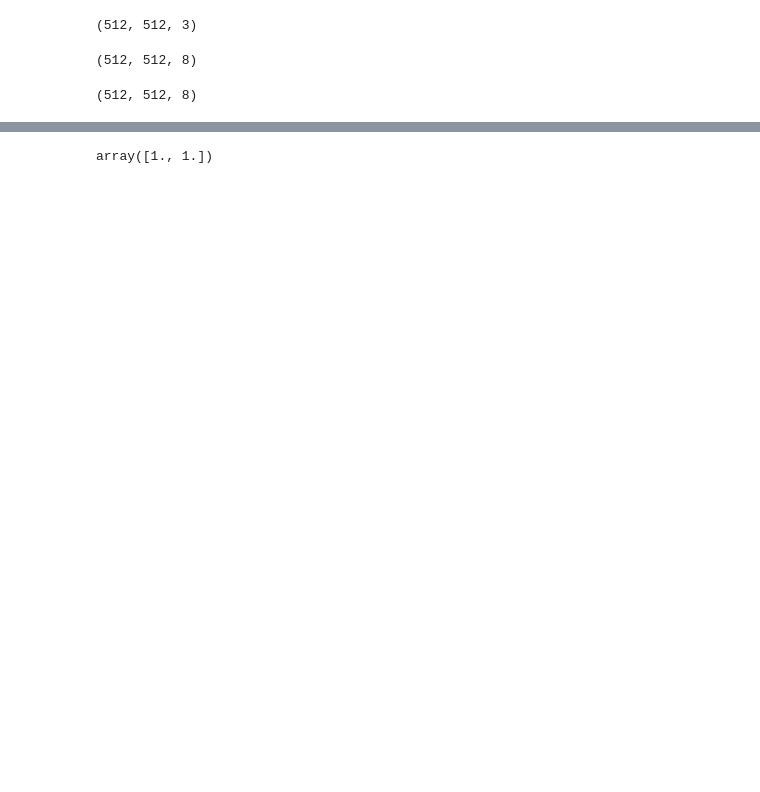
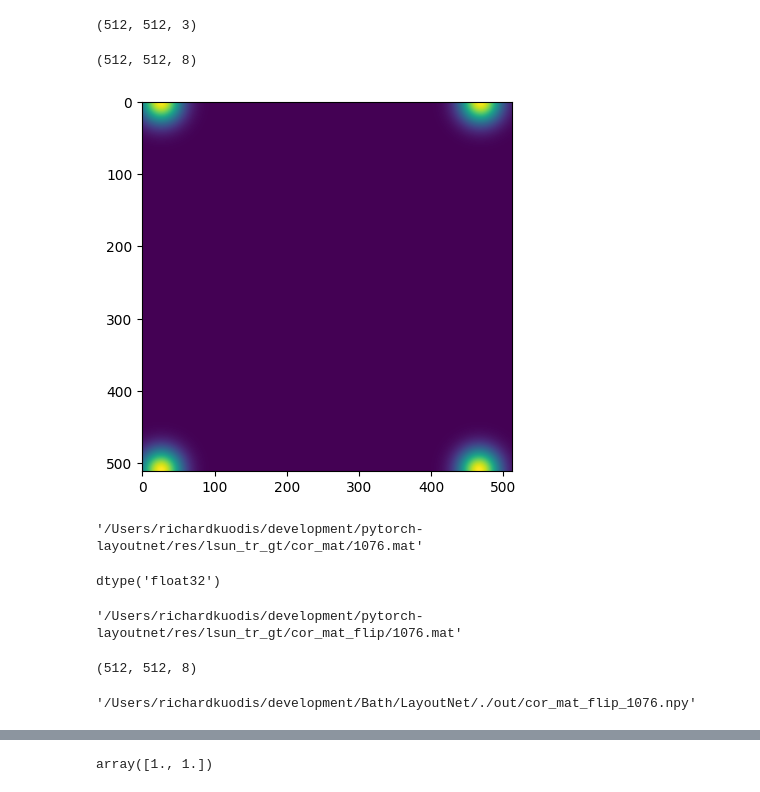
Before and after one commit to Rikharthu/LayoutNet, a Jupyter notebook: getLSUNRes.ipynb, the cells around one changed output, grey strips where cells are left out. Cells and saved outputs as stored; diff of their text form; code cells hidden in the pictures; blank space fills up the shorter version.

```diff
--- a/getLSUNRes.ipynb
+++ b/getLSUNRes.ipynb
@@ -80,10 +81,37 @@ edg.shape
 # %%
 # corn = loadmat(f'./result/res_lsun_ts_512_joint/cor_mat/{i}.mat')['x']
 corn = loadmat(os.path.join(results_dir, 'cor_mat', f'{i}.mat'))['x']
+
+corn = corn.astype(np.float32)
+np.save(f'./out/cor_mat_{i}.npy', corn)
+
+corn = np.load(f'./out/cor_mat_{i}.npy')
+
+# for l in range(0, 8):
+#     plt.figure()
+#     plt.title(f'corn_{l}')
+#     plt.imshow(corn[l, :, :])
+
 corn = corn.transpose(1, 2, 0)  # CHW -> HWC
 corn.shape
 # %% [output]
 (512, 512, 8)
+# %%
+plt.imshow(corn.sum(axis=2));
+# %% [output]
+[figure, added]
+# %%
+os.path.join(results_dir, 'cor_mat', f'{i}.mat')
+# %% [output]
+'/Users/richardkuodis/development/pytorch-layoutnet/res/lsun_tr_gt/cor_mat/1076.mat'
+# %%
+corn.dtype
+# %% [output]
+dtype('float32')
+# %%
+os.path.join(results_dir, 'cor_mat_flip', f'{i}.mat')
+# %% [output]
+'/Users/richardkuodis/development/pytorch-layoutnet/res/lsun_tr_gt/cor_mat_flip/1076.mat'
 # %%
 # corn_f = loadmat(f'./result/res_lsun_ts_512_joint/cor_mat_flip/{i}.mat')['x']
 corn_f = loadmat(os.path.join(results_dir, 'cor_mat_flip', f'{i}.mat'))['x']
@@ -91,3 +136,7 @@ corn_f = corn_f.transpose(1, 2, 0)
 corn_f.shape
 # %% [output]
 (512, 512, 8)
+# %%
+os.path.join(os.getcwd(), f'./out/cor_mat_flip_{i}.npy')
+# %% [output]
+'/Users/richardkuodis/development/Bath/LayoutNet/./out/cor_mat_flip_1076.npy'
```
Also changed, not shown: parts of 33 cells of this notebook, 4 other files.
